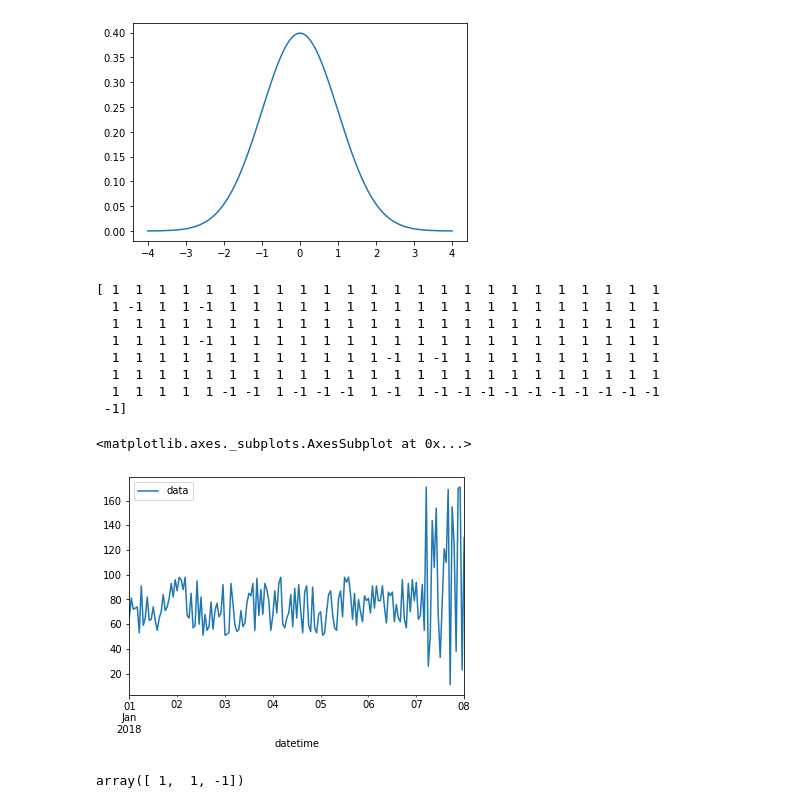
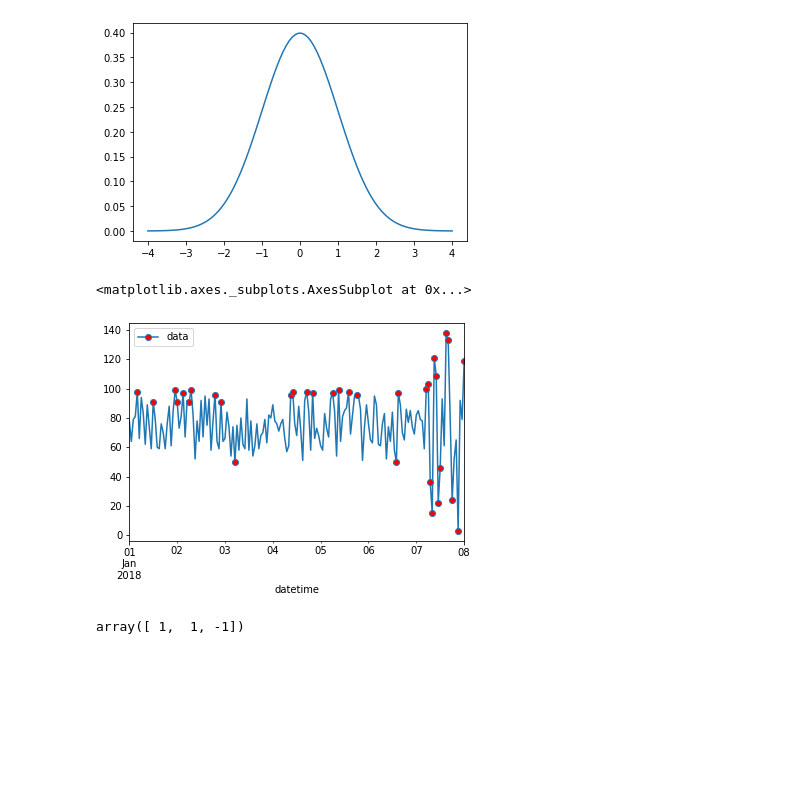
Before and after one commit to crawlersick/my_data_analyst, a Jupyter notebook: test_gen_seriesdata.ipynb, the cells around one changed output. Cells and saved outputs as stored; diff of their text form; code cells hidden in the pictures; blank space fills up the shorter version.

```diff
--- a/test_gen_seriesdata.ipynb
+++ b/test_gen_seriesdata.ipynb
@@ -13,46 +13,53 @@ plt.show()
 # %%
 import pandas as pd
 from datetime import datetime
 import numpy as np
 date_rng = pd.date_range(start='1/1/2018', end='1/08/2018', freq='H')
 df = pd.DataFrame(date_rng, columns=['date'])
 
 
-Traindata = np.concatenate((np.random.randint(50,100,size=(len(date_rng)-20)),np.random.randint(0,200,size=20) ))#np.random.randint(0,100,size=(len(date_rng)))
+Traindata = np.concatenate((np.random.randint(50,100,size=(len(date_rng)-100)),np.random.randint(0,150,size=20) ))#np.random.randint(0,100,size=(len(date_rng)))
 
 
-df['data'] = np.concatenate((np.random.randint(50,100,size=(len(date_rng)-20)),np.random.randint(0,200,size=20) ))
+df['data'] = np.concatenate((np.random.randint(50,100,size=(len(date_rng)-100)),np.random.randint(0,150,size=20) ))
 
 df['datetime'] = pd.to_datetime(df['date'])
 df = df.set_index('datetime')
 df.drop(['date'], axis=1, inplace=True)
 
 
 
 from sklearn.ensemble import IsolationForest
 X=[]
 for y in df['data'].values:
     X.append([y])
 
 T=[]
 for y in Traindata:
     T.append([y])
 
-clf = IsolationForest(random_state=10,max_features=1,max_samples="auto",n_estimators=100).fit(T)
+clf = IsolationForest(random_state=0,max_features=1,max_samples="auto",n_estimators=300).fit(T)
 #clf.predict([[0.1], [0], [90]])
-print(clf.predict(X))
-df.plot()
+#print(clf.predict(X))
+#print(df.index.values)
+
+def find_loc(df, dates):
+    marks = []
+    for date in dates:
+        marks.append(df.index.get_loc(date))
+    return marks
+
+myplist=clf.predict(X)
+mymarks=[]
+for i in zip(myplist,df.index.values):
+    if i[0]==-1:
+        mymarks.append(i[1])
+
+
+df.plot(linestyle='-', markevery=find_loc(df, mymarks), marker='o', markerfacecolor='red')
 # %% [output]
-[ 1  1  1  1  1  1  1  1  1  1  1  1  1  1  1  1  1  1  1  1  1  1  1  1
-  1 -1  1  1 -1  1  1  1  1  1  1  1  1  1  1  1  1  1  1  1  1  1  1  1
-  1  1  1  1  1  1  1  1  1  1  1  1  1  1  1  1  1  1  1  1  1  1  1  1
-  1  1  1  1 -1  1  1  1  1  1  1  1  1  1  1  1  1  1  1  1  1  1  1  1
-  1  1  1  1  1  1  1  1  1  1  1  1 -1  1 -1  1  1  1  1  1  1  1  1  1
-  1  1  1  1  1  1  1  1  1  1  1  1  1  1  1  1  1  1  1  1  1  1  1  1
-  1  1  1  1  1 -1 -1  1 -1 -1 -1  1 -1  1 -1 -1 -1 -1 -1 -1 -1 -1 -1 -1
- -1]
+<matplotlib.axes._subplots.AxesSubplot at 0x...>
-<matplotlib.axes._subplots.AxesSubplot at 0x...>
-[figure, old version]
+[figure, new version]
 # %%
 from sklearn.ensemble import IsolationForest
 X = [[-1.1], [0.3], [0.5], [100]]
```
